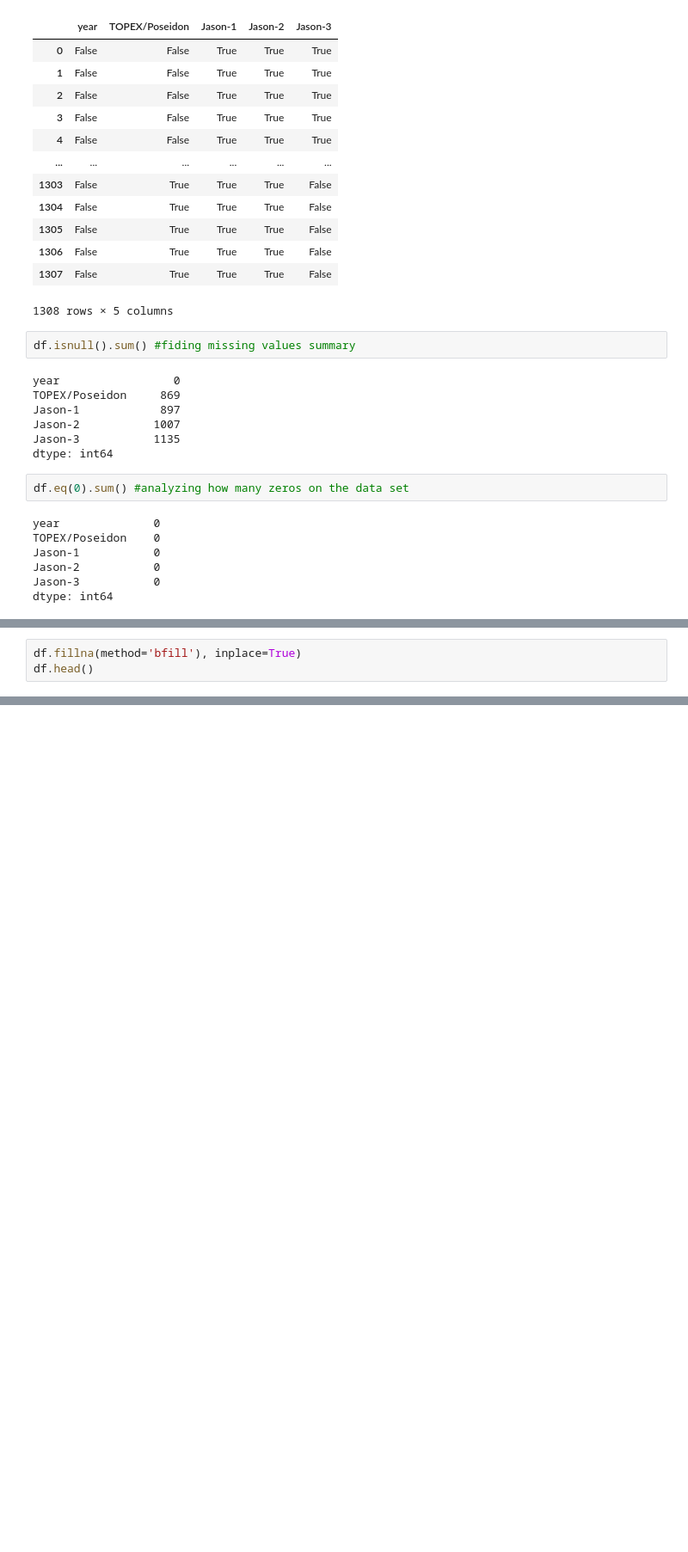
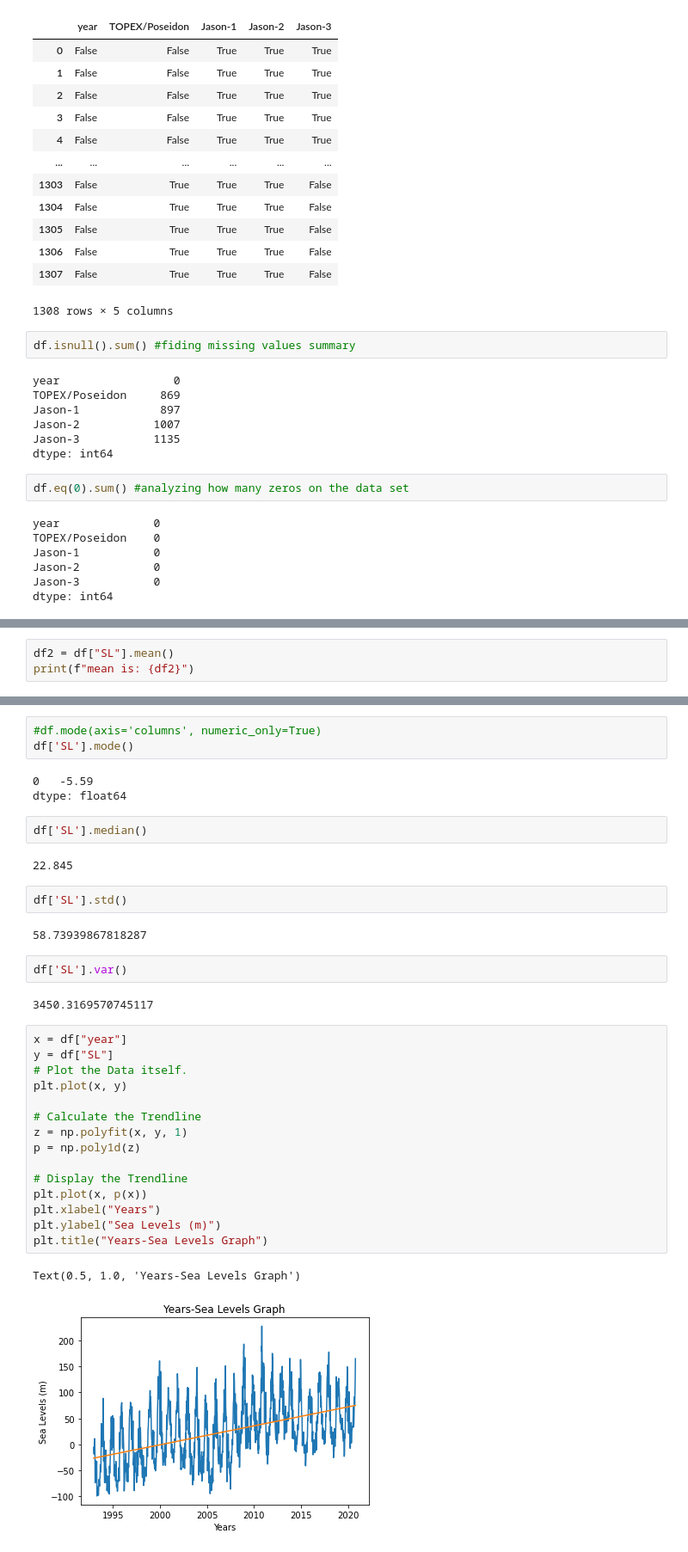
Before and after one commit to youlasozen/south_china_sea, a Jupyter notebook: DEN_449E_HW1.ipynb, the cells around one changed output, grey strips where cells are left out. Shown: that part at 86% size. Drawn from its saved outputs; the diff is of its cells as text; blank space fills up the shorter version.

```diff
--- a/DEN_449E_HW1.ipynb
+++ b/DEN_449E_HW1.ipynb
@@ -81,4 +119,4 @@ df.head()
 # %%
-df.fillna(method='bfill'), inplace=True)
-df.head()
+df2 = df["SL"].mean()
+print(f"mean is: {df2}")
 # %% [output]
@@ -85,0 +124,36 @@ SyntaxError: cannot assign to function call (Temp/ipykernel_9544/1143469146.py,
+# %%
+#df.mode(axis='columns', numeric_only=True)
+df['SL'].mode()
+# %% [output]
+0   -5.59
+dtype: float64
+# %%
+df['SL'].median()
+# %% [output]
+22.845
+# %%
+df['SL'].std()
+# %% [output]
+58.73939867818287
+# %%
+df['SL'].var()
+# %% [output]
+3450.3169570745117
+# %%
+x = df["year"]
+y = df["SL"]
+# Plot the Data itself.
+plt.plot(x, y)
+
+# Calculate the Trendline
+z = np.polyfit(x, y, 1)
+p = np.poly1d(z)
+
+# Display the Trendline
+plt.plot(x, p(x))
+plt.xlabel("Years")
+plt.ylabel("Sea Levels (m)")
+plt.title("Years-Sea Levels Graph")
+# %% [output]
+Text(0.5, 1.0, 'Years-Sea Levels Graph')
+[figure, added]
```
Also changed, not shown: parts of 13 cells of this notebook.
